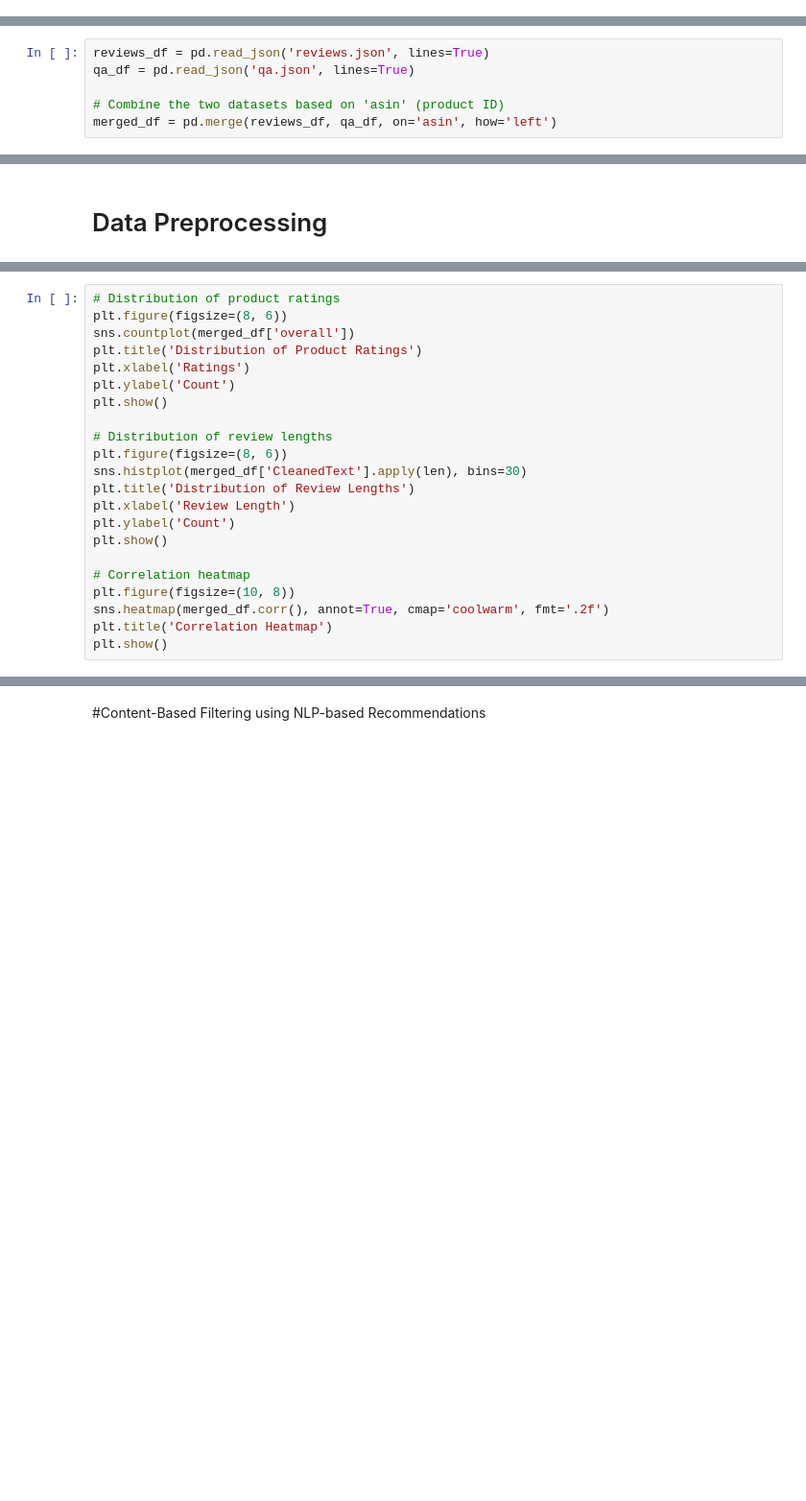
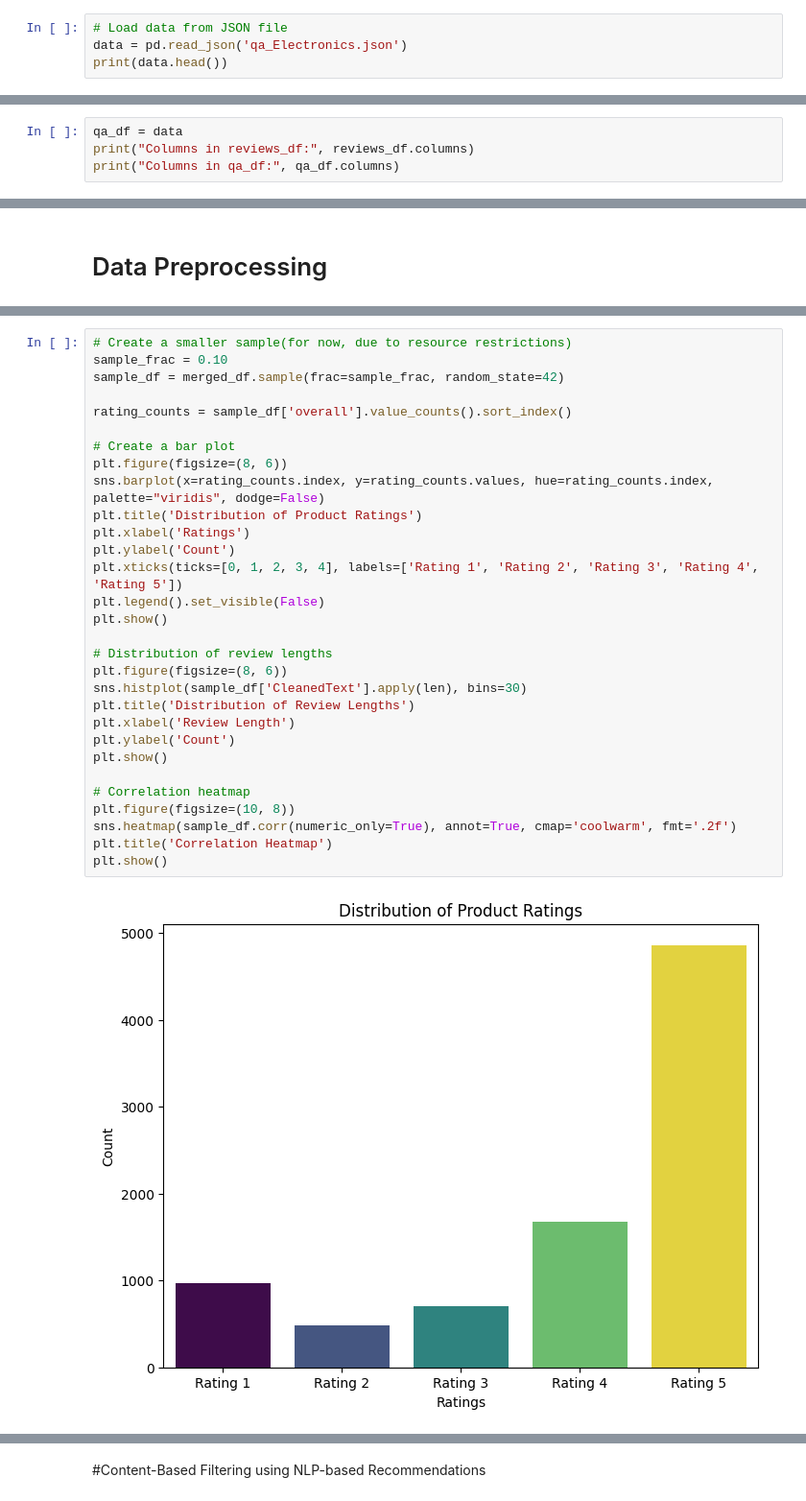
Before and after one commit to goelvansh/SenseProduct, a Jupyter notebook: sentiPro.ipynb, the cells around one changed output, grey strips where cells are left out. Shown at 96% size. Cells and saved outputs as stored; diff of their text form; blank space fills up the shorter version.

```diff
--- a/sentiPro.ipynb
+++ b/sentiPro.ipynb
@@ -19,0 +143,4 @@ import spacy
+# %%
+# Load data from JSON file
+data = pd.read_json('qa_Electronics.json')
+print(data.head())
@@ -19,0 +168,4 @@ import spacy
+# %%
+qa_df = data
+print("Columns in reviews_df:", reviews_df.columns)
+print("Columns in qa_df:", qa_df.columns)
@@ -20,8 +179,2 @@ import spacy
 # %% [markdown]
 # Load the Amazon product reviews dataset
-# %%
-reviews_df = pd.read_json('reviews.json', lines=True)
-qa_df = pd.read_json('qa.json', lines=True)
-
-# Combine the two datasets based on 'asin' (product ID)
-merged_df = pd.merge(reviews_df, qa_df, on='asin', how='left')
@@ -53,22 +243,32 @@ merged_df['CleanedText'] = merged_df['reviewText'].apply(text_preprocessing)
 # %%
-# Distribution of product ratings
+# Create a smaller sample(for now, due to resource restrictions)
+sample_frac = 0.10
+sample_df = merged_df.sample(frac=sample_frac, random_state=42)
+
+rating_counts = sample_df['overall'].value_counts().sort_index()
+
+# Create a bar plot
 plt.figure(figsize=(8, 6))
-sns.countplot(merged_df['overall'])
+sns.barplot(x=rating_counts.index, y=rating_counts.values, hue=rating_counts.index, palette="viridis", dodge=False)
 plt.title('Distribution of Product Ratings')
 plt.xlabel('Ratings')
 plt.ylabel('Count')
+plt.xticks(ticks=[0, 1, 2, 3, 4], labels=['Rating 1', 'Rating 2', 'Rating 3', 'Rating 4', 'Rating 5'])
+plt.legend().set_visible(False)
 plt.show()
 
 # Distribution of review lengths
 plt.figure(figsize=(8, 6))
-sns.histplot(merged_df['CleanedText'].apply(len), bins=30)
+sns.histplot(sample_df['CleanedText'].apply(len), bins=30)
 plt.title('Distribution of Review Lengths')
 plt.xlabel('Review Length')
 plt.ylabel('Count')
 plt.show()
 
 # Correlation heatmap
 plt.figure(figsize=(10, 8))
-sns.heatmap(merged_df.corr(), annot=True, cmap='coolwarm', fmt='.2f')
+sns.heatmap(sample_df.corr(numeric_only=True), annot=True, cmap='coolwarm', fmt='.2f')
 plt.title('Correlation Heatmap')
 plt.show()
+# %% [output]
+[figure, added]
```
Also changed, not shown: parts of 39 cells of this notebook.
